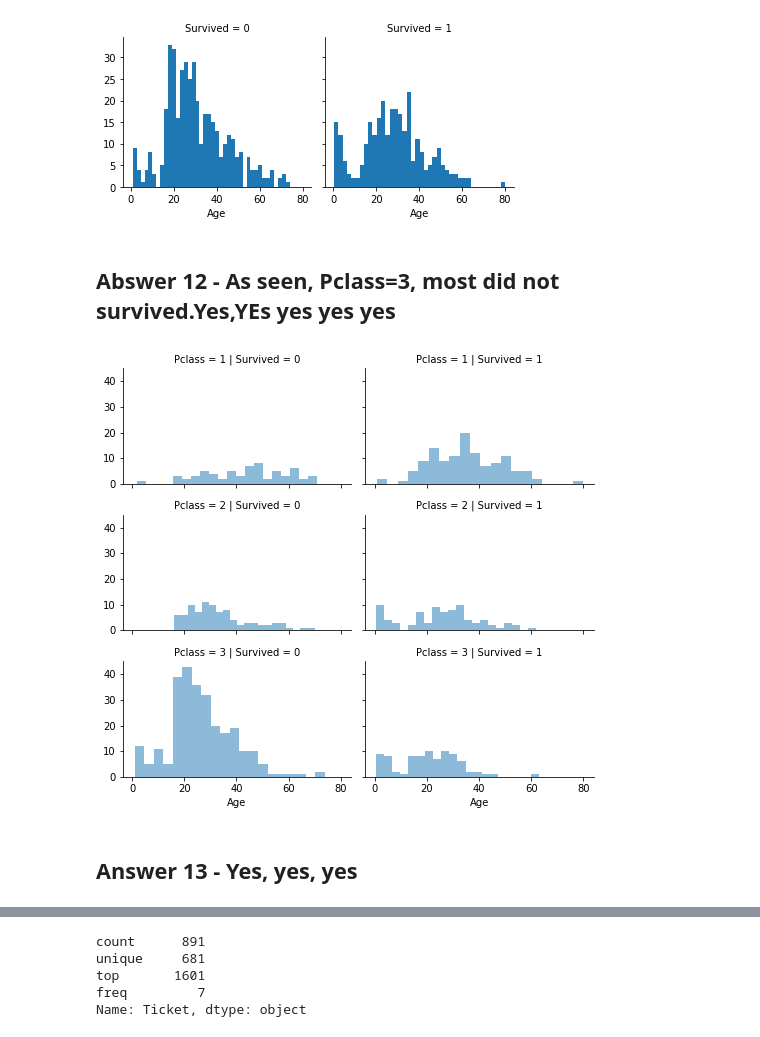
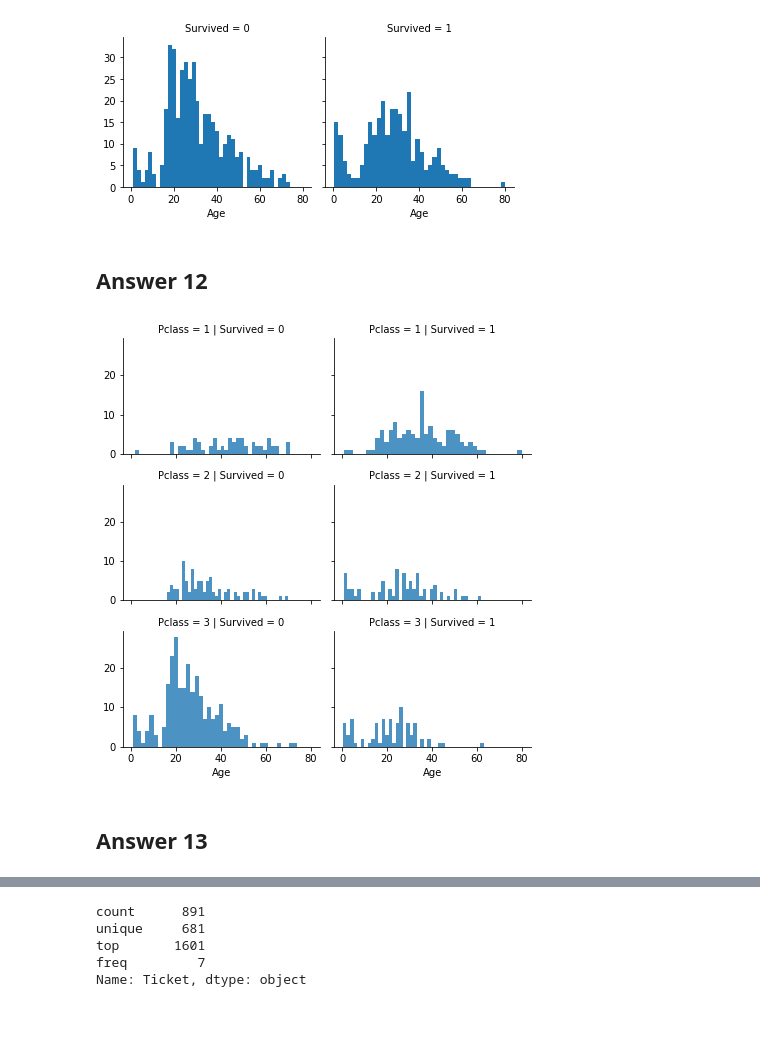
Before and after one commit to pranscript/ml_coursework, a Jupyter notebook: Homework_2.ipynb, the cells around one changed output, grey strips where cells are left out. Drawn from its saved outputs; the diff is of its cells as text; code cells hidden in the pictures.

```diff
--- a/Homework_2.ipynb
+++ b/Homework_2.ipynb
@@ -17,4 +17,3 @@ Saving test.csv to test.csv
 # %%
 train_df = pd.read_csv(io.StringIO(uploaded1['train.csv'].decode('utf-8')))
 test_df = pd.read_csv(io.StringIO(uploaded2['test.csv'].decode('utf-8')))
-out = train_df.append(test_df)
@@ -71,14 +46,14 @@ graph.map(plt.hist, 'Age', bins=40)
 # %% [output]
 <seaborn.axisgrid.FacetGrid at 0x...>
 [figure]
-# %% [markdown]
-## Abswer 12 - As seen, Pclass=3, most did not survived.Yes,YEs yes yes yes
+# %% [markdown]
+## Answer 12
 # %%
-grid = sea.FacetGrid(train_df, col='Survived', row='Pclass', size=2.2, aspect=1.6)
-grid.map(plt.hist, 'Age', alpha=.5, bins=20)
+grid = sea.FacetGrid(train_df, col='Survived', row='Pclass', height=2.2, aspect=1.4)
+grid.map(plt.hist, 'Age', alpha=.8, bins=40)
 grid.add_legend();
 # %% [output]
-[figure, old version]
+[figure, new version]
 # %% [markdown]
-## Answer 13 - Yes, yes, yes
+## Answer 13
 # %%
```
Also changed, not shown: parts of 35 cells of this notebook.
